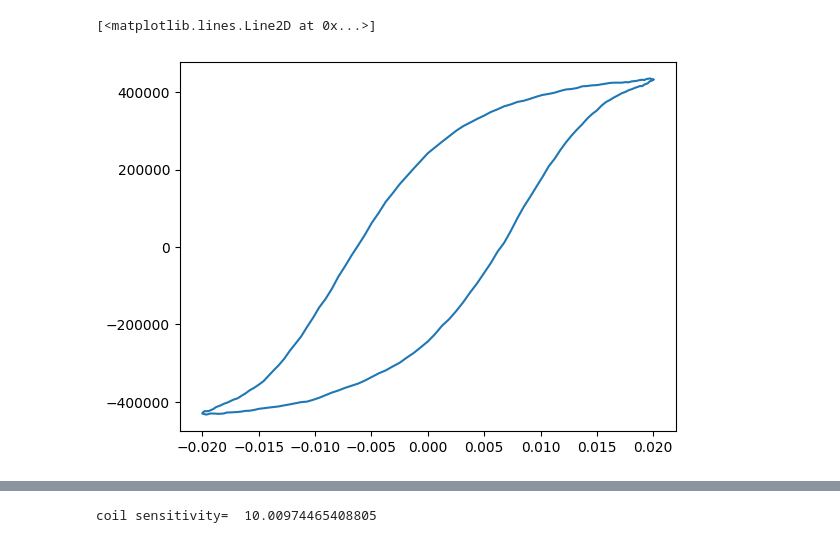
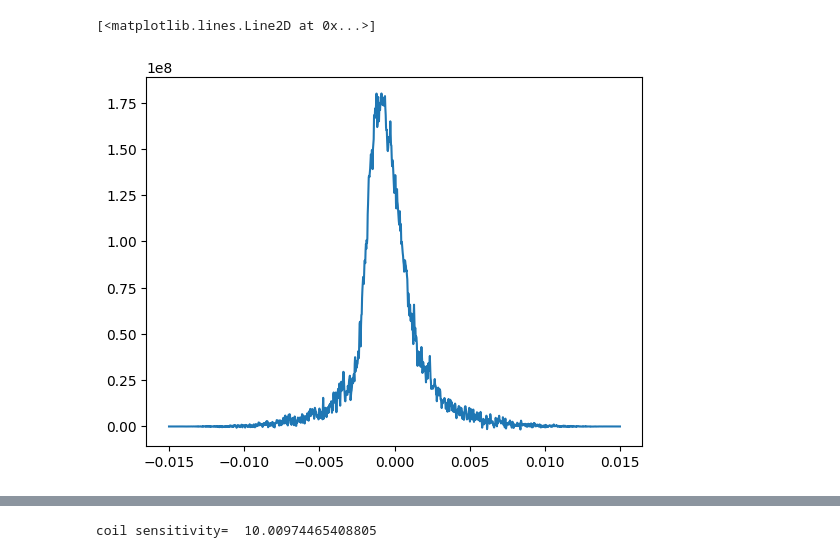
Before and after one commit to AbrahamAzizi/MPI-StochasticLangevinModel, a Jupyter notebook: CoupledBrownNeelLangevin.ipynb, the cells around one changed output, grey strips where cells are left out. Cells and saved outputs as stored; diff of their text form; code cells hidden in the pictures.

```diff
--- a/CoupledBrownNeelLangevin.ipynb
+++ b/CoupledBrownNeelLangevin.ipynb
@@ -147,13 +135,11 @@ def CombinedNeelBrown(data):
     tf = cycs*(1/f)
     print("final simulatin time(ms): ", tf*1e3)
     lent = int(np.ceil(tf/dt))
-    wrf = 1e-3 # this is used to reduce the Wiener noise
     print("total time length: ", lent)
-    ut = wrf*dt/tB
+    ut = dt/tB
     print("Weiner noise power in Brownian dynamics: ", ut)
-    vt = wrf*dt/t0
+    vt = dt/t0
     print("Weiner noise power in Magnetization dynamics: ", vt)
-    nrf = .1 # this is the noise reduction factor
     np.random.seed(42)
 
     M = np.zeros((lent, 3))
@@ -168,7 +154,7 @@ def CombinedNeelBrown(data):
         N[j, :] = np.mean(n, axis=0)
 
         a = np.sum(m * n, axis=1)
-        dn = sig*a[:, np.newaxis] * (m - a[:, np.newaxis] * n) * ut + nrf*np.cross(np.random.randn(num, 3), n) * np.sqrt(ut)
+        dn = sig*a[:, np.newaxis] * (m - a[:, np.newaxis] * n) * ut + np.cross(np.random.randn(num, 3), n) * np.sqrt(ut)
         n = n + dn
         n = n / np.linalg.norm(n, axis=1, keepdims=True)
         # total field over time
@@ -177,11 +163,11 @@ def CombinedNeelBrown(data):
         h = np.random.randn(num, 3)
         f1 = np.cross(xi / al + np.cross(m, xi), m) / 2
         g1 = np.cross(h / al + np.cross(m, h), m)
-        mb = m + f1 * vt + nrf*g1 * np.sqrt(vt)
+        mb = m + f1 * vt + g1 * np.sqrt(vt)
 
         a = np.sum(mb * n, axis=1)
 
-        xi = xI * Ht(f,(j+1)*dt) * 2*sig * a[:, np.newaxis] * n
+        xi = xI * Ht(f,(j+1)*dt) + 2*sig * a[:, np.newaxis] * n
 
         h = np.random.randn(num, 3)
         f2 = np.cross(xi / al + np.cross(mb, xi), mb) / 2
@@ -241,0 +228,20 @@ Text(0, 0.5, 'M(kA/m)')
+# %%
+sub_factor = 10
+
+# Subsample arrays
+Mz_sub = Mz[::sub_factor]
+He_sub = He[::sub_factor]
+
+# Compute derivative on subsampled arrays
+dMdH_sub = np.gradient(Mz_sub, He_sub)
+
+print("Original length:", len(Mz), "Subsampled length:", len(Mz_sub))
+
+# winlen is equal with rsol since after offset length we have min field ( cos wave )
+# value at pi/4 and max field value at pi/2 where the saturation occures
+winlen = (np.where(He_sub == np.min(He_sub))[0][0] - np.where(He_sub == np.max(He_sub))[0][0])
+print("window length: winlen=", winlen)
+wincnt = int(len(He_sub)/winlen)
+print("number of windowed segments: wincnt=", wincnt)
+offlen = winlen//2
+print("offset segment length: offlen=", offlen) # ignoring the first quantile of the first period due to unstabilization
@@ -241,0 +260,7 @@ Text(0, 0.5, 'M(kA/m)')
+# %%
+psf = np.zeros(len(dMdH_sub))
+for i in range(wincnt):
+  tmp = dMdH_sub[i*winlen : (i+1)*winlen]
+  psf[i*winlen : (i+1)*winlen] = savgol_filter(kaiser(winlen, 20)*tmp, 50, 1, mode='nearest')
+
+plt.plot(He_sub*1e3, psf)
@@ -242,5 +270,5 @@ Text(0, 0.5, 'M(kA/m)')
 # %%
-plt.plot(He[2*winlen:4*winlen], Mz[2*winlen:4*winlen])
+plt.plot(He_sub[2*winlen:3*winlen], psf[2*winlen:3*winlen])
 # %% [output]
 [<matplotlib.lines.Line2D at 0x...>]
-[figure, old version]
+[figure, new version]
```
Also changed, not shown: parts of 12 cells of this notebook.
